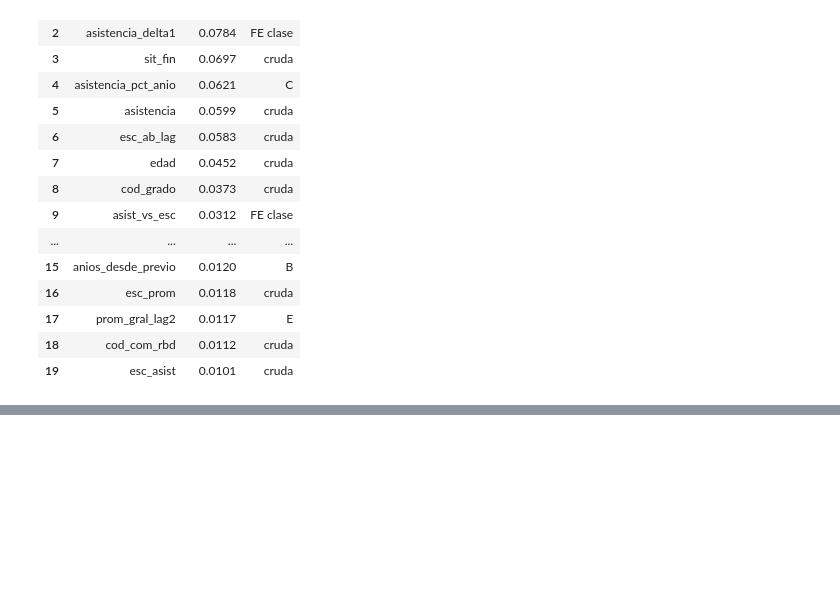
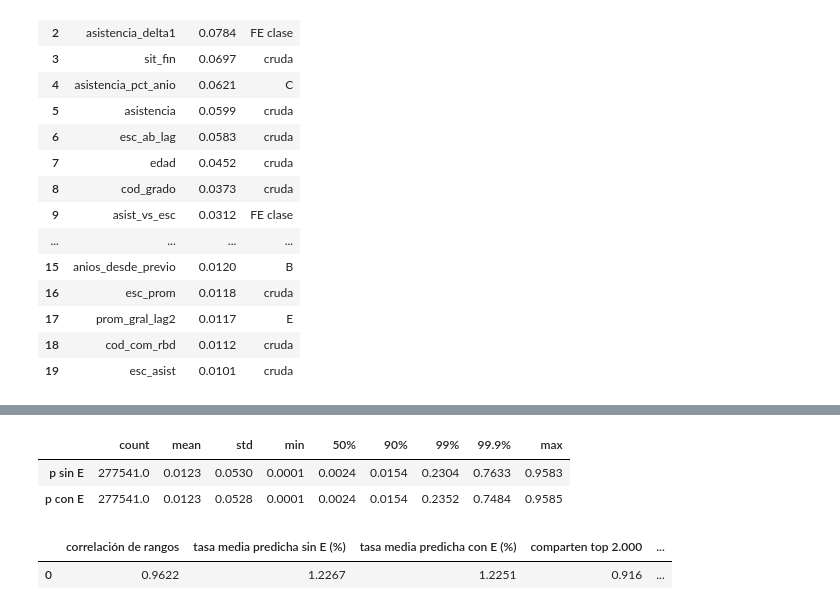
Before and after one commit to OsvaldoFernandez/acd-minedu, a Jupyter notebook: desafio.ipynb, the cells around one changed output, grey strips where cells are left out. Saved outputs shown, nothing was run; the diff lists cells and outputs as text; code cells hidden in the pictures; blank space fills up the shorter version.

```diff
--- a/desafio.ipynb
+++ b/desafio.ipynb
@@ -354,0 +399,32 @@ Lo que sigue depende de esta decisión:
+# %%
+FINAL = BASE + GRUPOS["C"]
+VARIANTES = {"sin E": FINAL, "con E": FINAL + GRUPOS["E"]}
+
+foto = poblacion(d_raw)
+foto = foto[foto["agno"] == 2021].copy()
+modelos = {}
+for nombre, cols in VARIANTES.items():
+    modelos[nombre] = entrenar(d_raw, cols, 2015, 2020)
+    foto[f"p {nombre}"] = modelos[nombre].predict(foto[cols])
+
+foto[["p sin E", "p con E"]].describe(percentiles=[.5, .9, .99, .999]).T.round(4)
+# %% [output]
+|  | count | mean | std | min | 50% | 90% | 99% | 99.9% | max |
+| p sin E | 277541.0 | 0.0123 | 0.0530 | 0.0001 | 0.0024 | 0.0154 | 0.2304 | 0.7633 | 0.9583 |
+| p con E | 277541.0 | 0.0123 | 0.0528 | 0.0001 | 0.0024 | 0.0154 | 0.2352 | 0.7484 | 0.9585 |
+# %%
+def solapamiento(a, b, k):
+    return len(set(np.argsort(-a)[:k]) & set(np.argsort(-b)[:k])) / k
+
+
+pa, pb = foto["p sin E"].to_numpy(), foto["p con E"].to_numpy()
+pd.DataFrame({
+    "correlación de rangos": [pd.Series(pa).corr(pd.Series(pb), method="spearman")],
+    "tasa media predicha sin E (%)": [100 * pa.mean()],
+    "tasa media predicha con E (%)": [100 * pb.mean()],
+    "comparten top 2.000": [solapamiento(pa, pb, 2000)],
+    "comparten top 5.000": [solapamiento(pa, pb, 5000)],
+}).round(4)
+# %% [output]
+|  | correlación de rangos | tasa media predicha sin E (%) | tasa media predicha con E (%) | comparten top 2.000 | ... |
+| 0 | 0.9622 | 1.2267 | 1.2251 | 0.916 | ... |
```
Also changed, not shown: parts of 14 cells of this notebook, 1 other file.
